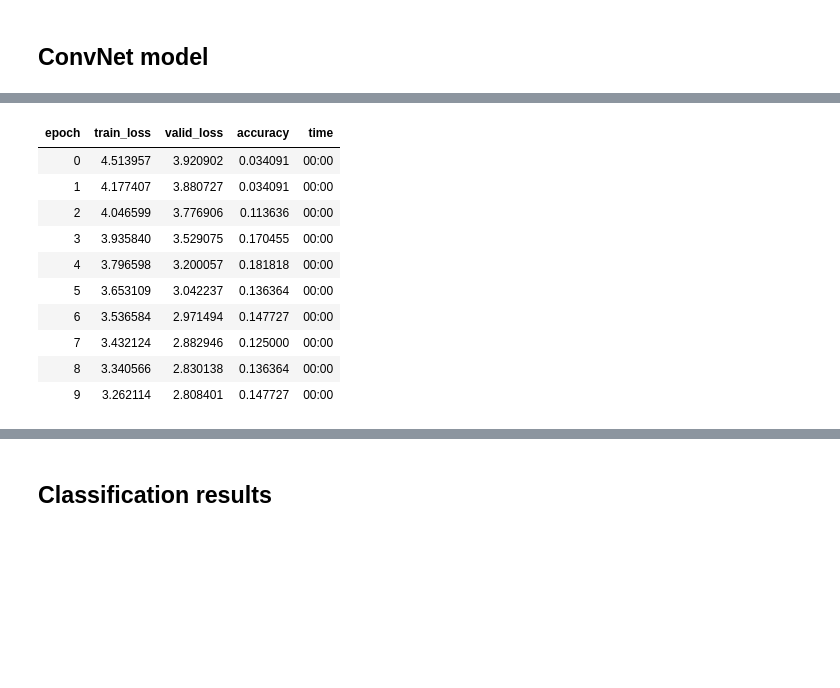
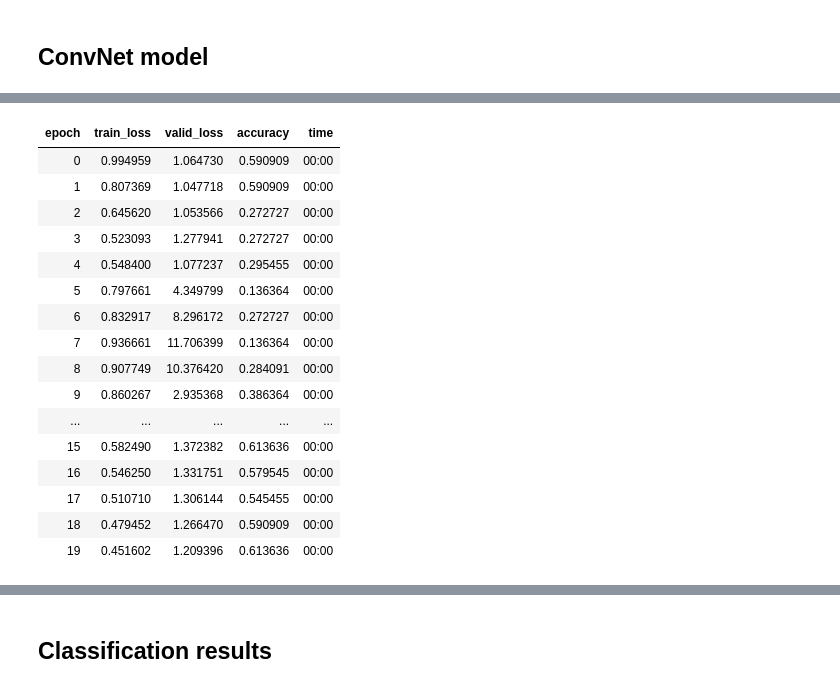
Before and after one commit to floriandotpy/data-playground, a Jupyter notebook: fastai/catmeows.ipynb, the cells around one changed output, grey strips where cells are left out. Drawn from its saved outputs; the diff is of its cells as text; code cells hidden in the pictures; blank space fills up the shorter version.

```diff
--- a/fastai/catmeows.ipynb
+++ b/fastai/catmeows.ipynb
@@ -107,9 +125,10 @@ def label_func(fname):
     # B = brushing; F = waiting for food; I: isolation in an unfamiliar environment);
     return label_dict[fname.name[0]]
 
-def get_dataloaders(batch_size=32):
+def get_dataloaders(batch_size=128):
     data = DataBlock(
-        blocks=(ImageBlock(cls=PILImageBW), CategoryBlock),
+        blocks=(ImageBlock(cls=PILImage), CategoryBlock),
+#         n_inp=1,  # how many blocks are input
         get_items=get_image_files,
         splitter=RandomSplitter(),  # TODO: clean split so that same cats doesn't appear in both sets
         item_tfms=[CropPad(81)],
@@ -150,19 +211,3 @@ class cast_to_tensor(Module):
     "Workoaround: https://github.com/fastai/fastai/issues/2769#issuecomment-824186215"
     def forward(self, x):
         return cast(x, Tensor)
-# %%
-in_shape = (81, 81)  # time, frequencies, channels
-n_classes = 3
-def simple_net():
-    return nn.Sequential(
-        nn.Conv2d(1, 4, 3, stride=2),
-        nn.ReLU(),
-        nn.Conv2d(4, 8, 3, stride=2),
-        nn.ReLU(),
-        nn.Conv2d(8, 16, 3, stride=2),
-        nn.ReLU(),
-        nn.Conv2d(16, n_classes, 3),
-        nn.Flatten(),
-#         nn.Linear(16, n_classes),
-        cast_to_tensor()
-    )
@@ -169,8 +306,8 @@ def simple_net():
 # %%
-learn = Learner(
+learn_lr = Learner(
         dls,
         simple_net(),
-        loss_func=F.cross_entropy,
+#         loss_func=F.cross_entropy,  # <-- breaks confusion matrix for some reason
         metrics=accuracy
     )
 # %%
@@ -182,26 +319,33 @@ SuggestedLRs(lr_min=0.03630780577659607, lr_steep=0.17378008365631104)
 # %%
-def fit(epochs=10):
+def fit(epochs=20, lr=0.01):
     learn = Learner(
         dls,
         simple_net(),
-        loss_func=F.cross_entropy,
+#         loss_func=F.cross_entropy,
+#         loss_func=CrossEntropyLossFlat,
         metrics=accuracy,
-        cbs=[ActivationStats(with_hist=True)]
+        cbs=ActivationStats(with_hist=True)
     )
-    learn.fit(epochs, 0.005)
+    learn.fit_one_cycle(epochs, lr)
     return learn
 
 
 learn = fit()
 # %% [output]
 | epoch | train_loss | valid_loss | accuracy | time |
-| 0 | 4.513957 | 3.920902 | 0.034091 | 00:00 |
-| 1 | 4.177407 | 3.880727 | 0.034091 | 00:00 |
-| 2 | 4.046599 | 3.776906 | 0.113636 | 00:00 |
-| 3 | 3.935840 | 3.529075 | 0.170455 | 00:00 |
-| 4 | 3.796598 | 3.200057 | 0.181818 | 00:00 |
-| 5 | 3.653109 | 3.042237 | 0.136364 | 00:00 |
-| 6 | 3.536584 | 2.971494 | 0.147727 | 00:00 |
-| 7 | 3.432124 | 2.882946 | 0.125000 | 00:00 |
-| 8 | 3.340566 | 2.830138 | 0.136364 | 00:00 |
-| 9 | 3.262114 | 2.808401 | 0.147727 | 00:00 |
+| 0 | 0.994959 | 1.064730 | 0.590909 | 00:00 |
+| 1 | 0.807369 | 1.047718 | 0.590909 | 00:00 |
+| 2 | 0.645620 | 1.053566 | 0.272727 | 00:00 |
+| 3 | 0.523093 | 1.277941 | 0.272727 | 00:00 |
+| 4 | 0.548400 | 1.077237 | 0.295455 | 00:00 |
+| 5 | 0.797661 | 4.349799 | 0.136364 | 00:00 |
+| 6 | 0.832917 | 8.296172 | 0.272727 | 00:00 |
+| 7 | 0.936661 | 11.706399 | 0.136364 | 00:00 |
+| 8 | 0.907749 | 10.376420 | 0.284091 | 00:00 |
+| 9 | 0.860267 | 2.935368 | 0.386364 | 00:00 |
+| ... | ... | ... | ... | ... |
+| 15 | 0.582490 | 1.372382 | 0.613636 | 00:00 |
+| 16 | 0.546250 | 1.331751 | 0.579545 | 00:00 |
+| 17 | 0.510710 | 1.306144 | 0.545455 | 00:00 |
+| 18 | 0.479452 | 1.266470 | 0.590909 | 00:00 |
+| 19 | 0.451602 | 1.209396 | 0.613636 | 00:00 |
```
Also changed, not shown: parts of 32 cells of this notebook.
